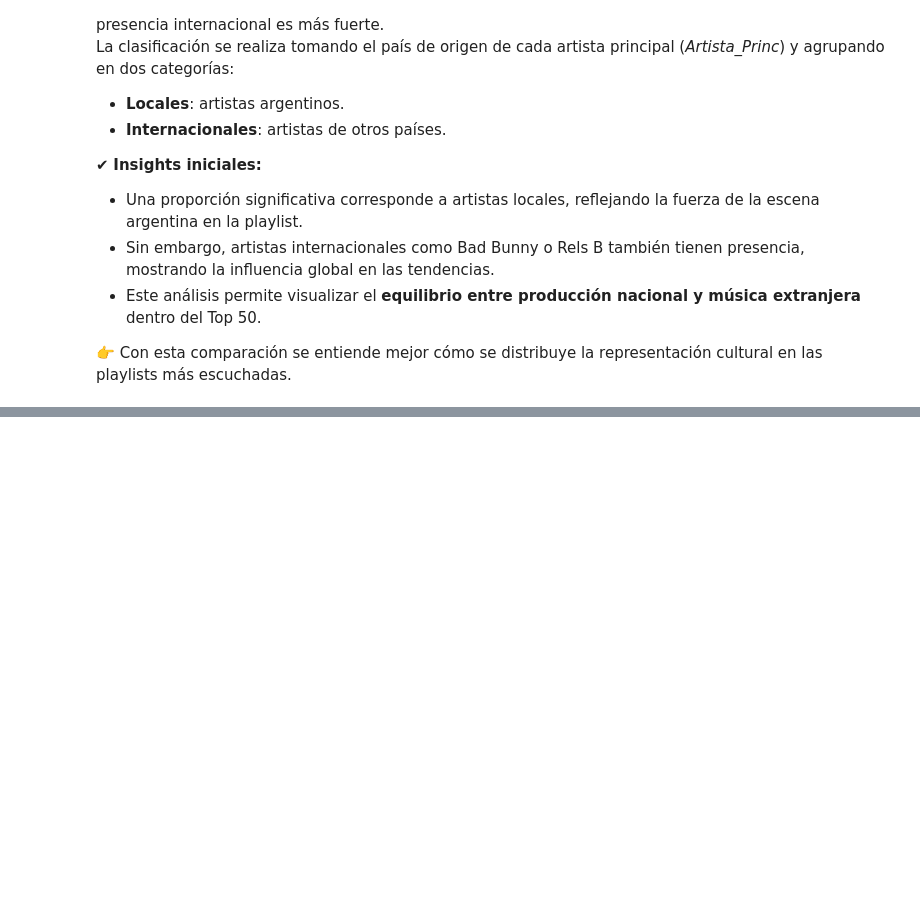
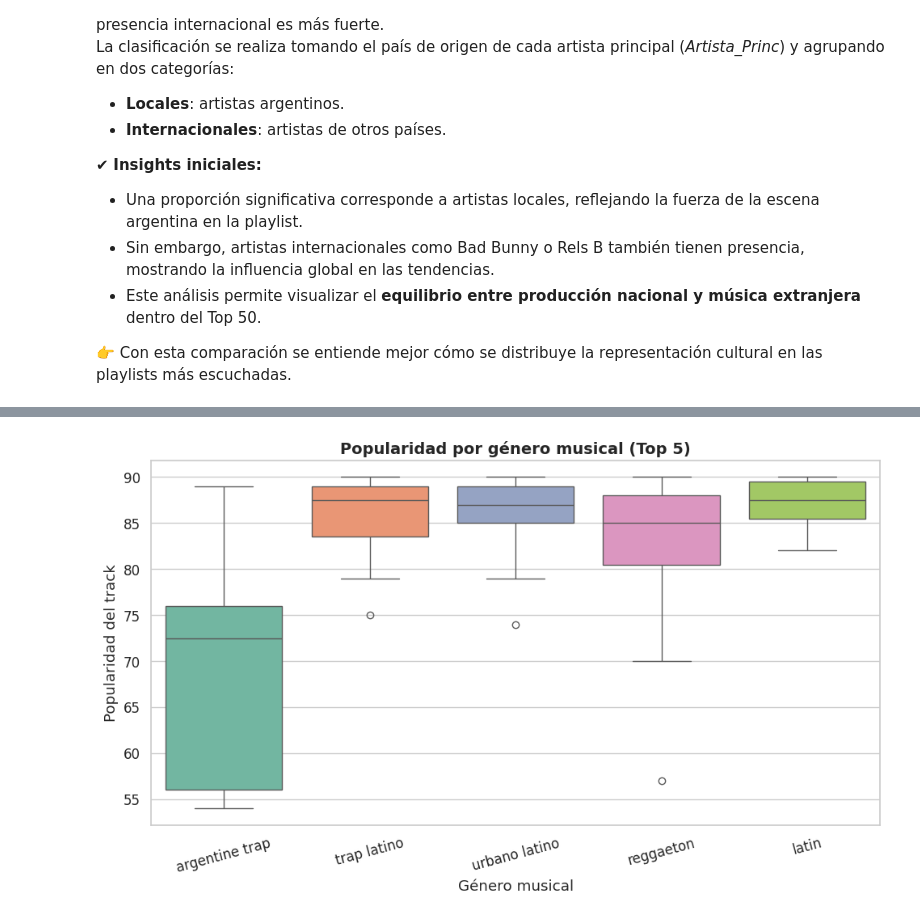
Before and after one commit to JorgeTabera/DataScienceII.CoderH, a Jupyter notebook: Proyecto_Spotify_DS_II.ipynb, the cells around one changed output, grey strips where cells are left out. Drawn from its saved outputs; the diff is of its cells as text; code cells hidden in the pictures; blank space fills up the shorter version.

```diff
--- a/Proyecto_Spotify_DS_II.ipynb
+++ b/Proyecto_Spotify_DS_II.ipynb
@@ -441,0 +561,32 @@ plt.show()
+# %%
+# --- 1. Explota los géneros en un nuevo DataFrame ---
+df_gen = df_final.copy()
+df_gen["genero"] = df_gen["genres"].str.split(",")
+df_gen = df_gen.explode("genero")
+df_gen["genero"] = df_gen["genero"].str.strip()
+
+# --- 2. Selecciona los 5 géneros más frecuentes ---
+top_genres = df_gen["genero"].value_counts().head(5).index
+
+# --- 3. Filtra por esos géneros ---
+df_gen_pop = df_gen[df_gen["genero"].isin(top_genres)]
+
+# --- 4. Gráfico limpio sin warnings ---
+plt.figure(figsize=(10,6))
+sns.boxplot(
+    data=df_gen_pop,
+    x="genero",
+    y="popularidad",
+    hue="genero",
+    palette="Set2",
+    dodge=False,
+    legend=False
+)
+plt.title("Popularidad por género musical (Top 5)", fontsize=14, weight="bold")
+plt.xlabel("Género musical")
+plt.ylabel("Popularidad del track")
+plt.xticks(rotation=15)
+plt.tight_layout()
+plt.show()
+# %% [output]
+[figure, added]
```
Also changed, not shown: parts of 13 cells of this notebook.
